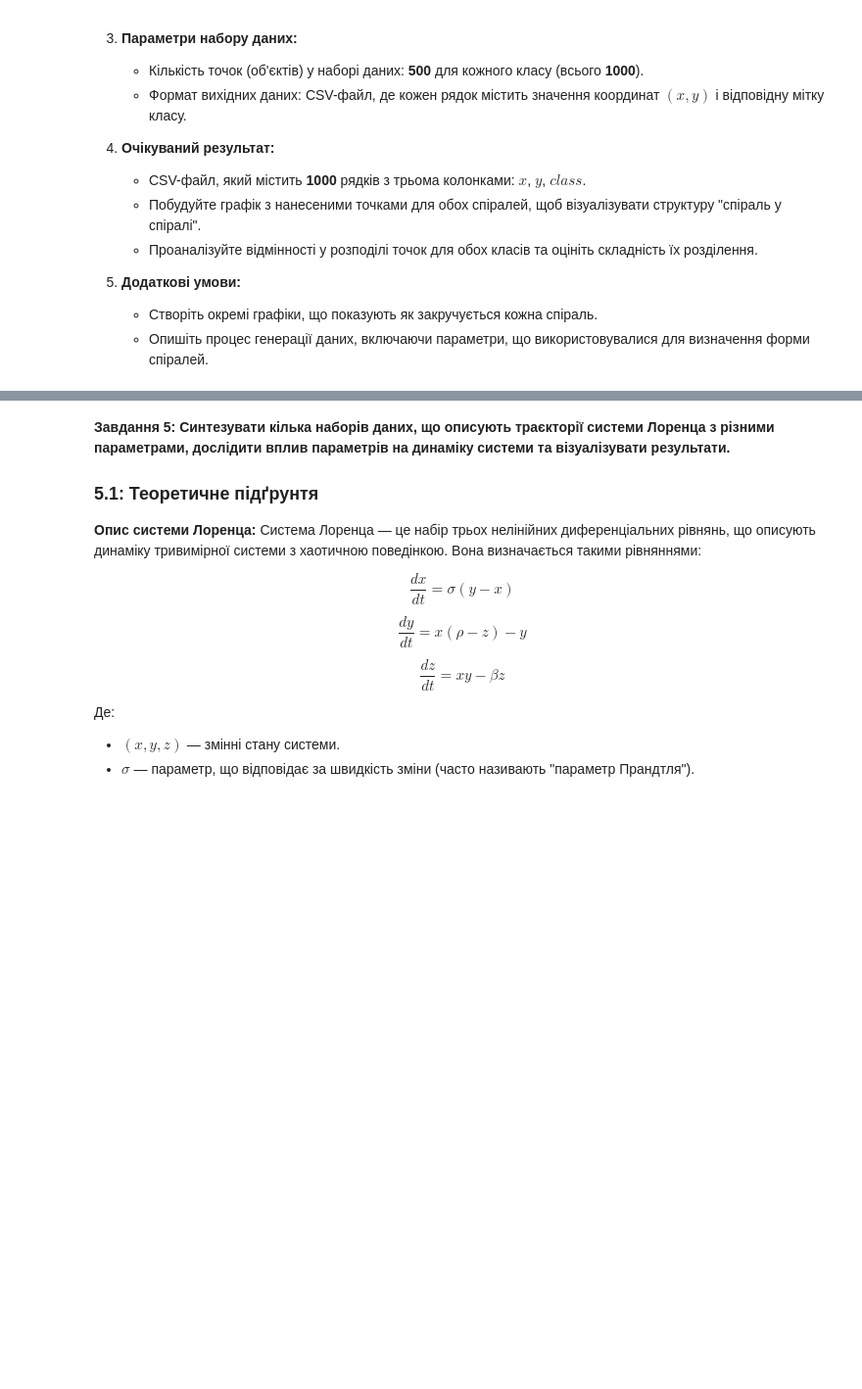
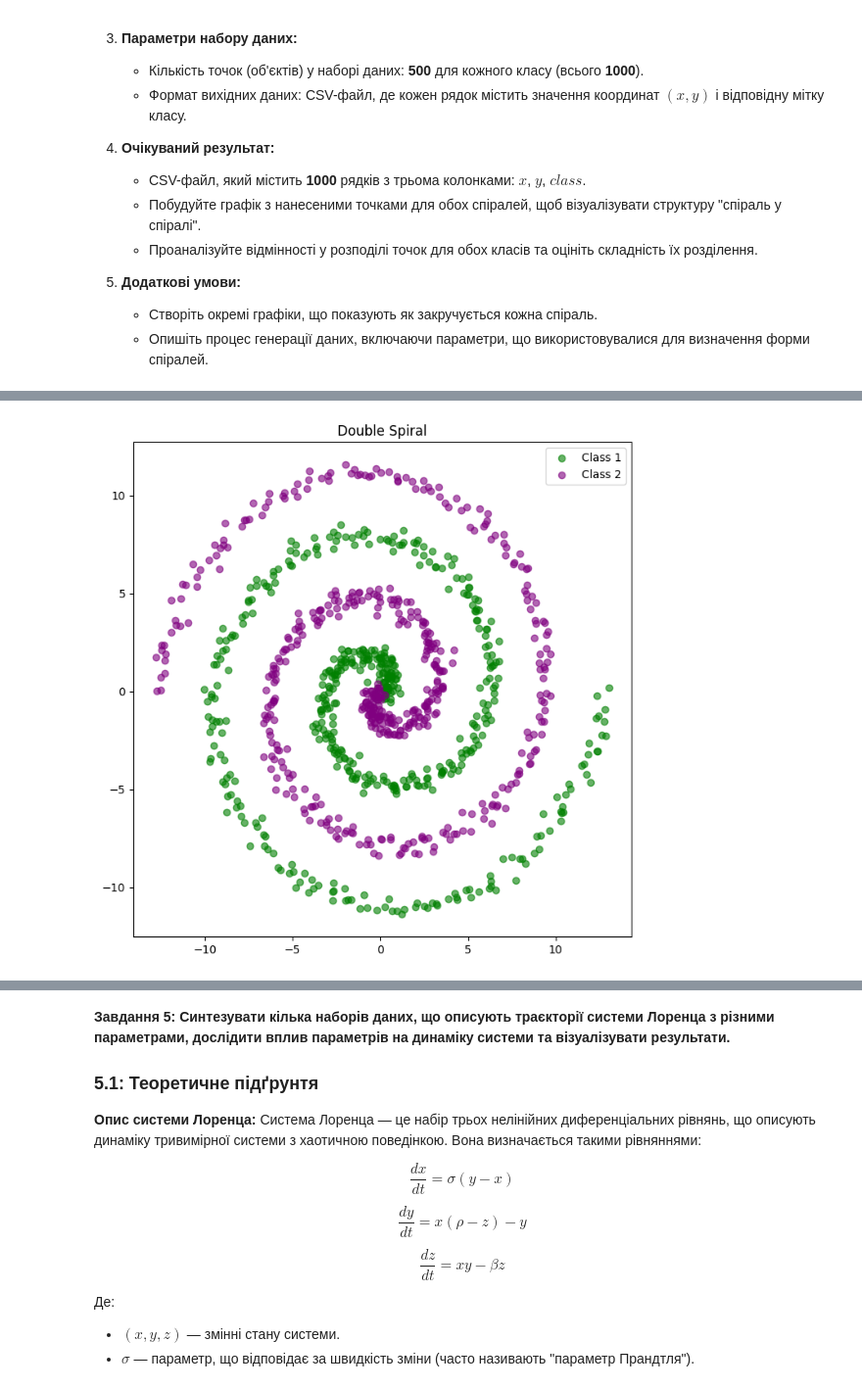
Before and after one commit to RickSanchezzz666/AD, a Jupyter notebook: Lab2/DM_practice_2_new.ipynb, the cells around one changed output, grey strips where cells are left out. Shown at 98% size. Saved outputs shown, nothing was run; the diff lists cells and outputs as text; code cells hidden in the pictures; blank space fills up the shorter version.

```diff
--- a/Lab2/DM_practice_2_new.ipynb
+++ b/Lab2/DM_practice_2_new.ipynb
@@ -233,0 +241,30 @@ plt.scatter(third_df['x'], third_df['y'], c=third_df['class'], cmap='viridis', a
+# %%
+np.random.seed(66)
+
+theta1 = np.linspace(0, 4 * np.pi, 500)
+theta2 = np.linspace(0, 4 * np.pi, 500)
+
+r1 = theta1
+x1 = r1 * np.cos(theta1) + np.random.normal(0, 0.30, 500)
+y1 = r1 * np.sin(theta1) + np.random.normal(0, 0.30, 500)
+
+r2 = theta2
+x2 = r2 * np.cos(theta2 + np.pi) + np.random.normal(0, 0.30, 500)
+y2 = r2 * np.sin(theta2 + np.pi) + np.random.normal(0, 0.30, 500)
+
+data = np.vstack((np.column_stack((x1, y1)), np.column_stack((x2, y2))))
+
+spiral_df = pd.DataFrame(data, columns=['x', 'y'])
+spiral_df['class'] = [0] * 500 + [1] * 500
+
+spiral_df.to_csv("double_spiral_sample.csv", index=False)
+# %%
+plt.figure(figsize=(8, 8))
+plt.scatter(x1, y1, c='green', label='Class 1', alpha=0.6)
+plt.scatter(x2, y2, c='purple', label='Class 2', alpha=0.6)
+
+plt.title('Double Spiral')
+plt.legend()
+plt.show()
+# %% [output]
+[figure, added]
```
Also changed, not shown: parts of 22 cells of this notebook, 8 other files.
